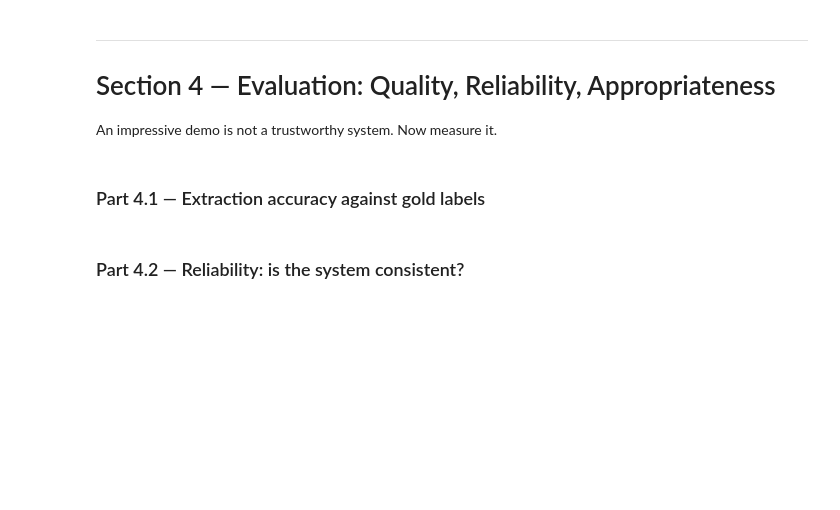
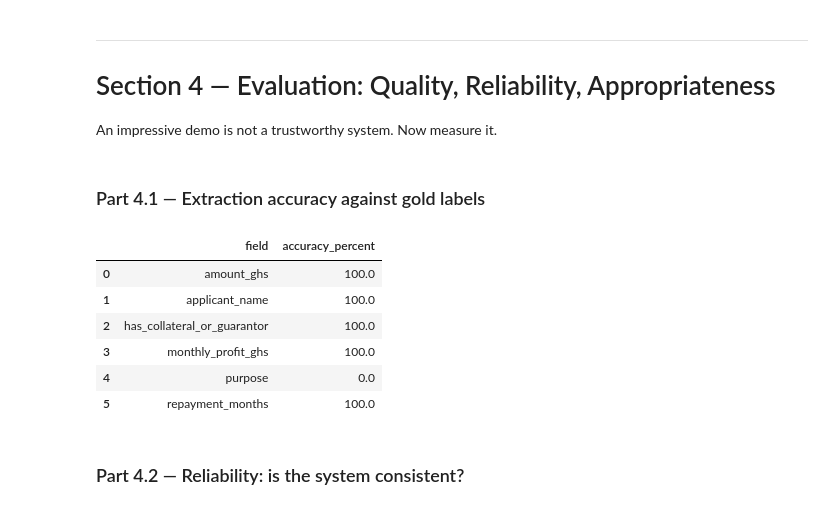
Before and after one commit to maameaa18/lab-4-llm-decision-support, a Jupyter notebook: lab_4.ipynb, the cells around one changed output. Saved outputs shown, nothing was run; the diff lists cells and outputs as text; code cells hidden in the pictures; blank space fills up the shorter version.

```diff
--- a/lab_4.ipynb
+++ b/lab_4.ipynb
@@ -387,13 +387,13 @@ Now extract the information from this letter:
 
 
 
-def extract_fields(letter_text):
+def extract_fields(letter_text, temperature=0.0):
     prompt = EXTRACT_PROMPT.format(letter_text=letter_text)
 
     answer, usage = ask_llm(
-        prompt,
-        temperature=0.0
-    )
+    prompt,
+    temperature=temperature
+)
 
     # Remove possible Markdown JSON fences
     cleaned = answer.strip()
@@ -572,2 +566,65 @@ An impressive demo is not a trustworthy system. Now measure it.
+# %%
+# Fields we want to evaluate
+fields = [
+    "applicant_name",
+    "amount_ghs",
+    "purpose",
+    "monthly_profit_ghs",
+    "has_collateral_or_guarantor",
+    "repayment_months"
+]
+
+comparison_rows = []
+
+# Compare L001, L003 and L006
+for letter_id, gold_values in GOLD.items():
+
+    # Get our extracted row for this letter
+    extracted_row = df_extracted[
+        df_extracted["letter_id"] == letter_id
+    ].iloc[0]
+
+    for field in fields:
+        extracted_value = extracted_row[field]
+        gold_value = gold_values[field]
+
+        # Treat NaN from pandas and None from GOLD as the same missing value
+        if pd.isna(extracted_value) and gold_value is None:
+            correct = True
+        else:
+            correct = extracted_value == gold_value
+
+        comparison_rows.append({
+            "letter_id": letter_id,
+            "field": field,
+            "extracted": extracted_value,
+            "gold": gold_value,
+            "correct": correct
+        })
+
+
+comparison_df = pd.DataFrame(comparison_rows)
+
+comparison_df
+
+field_accuracy = (
+    comparison_df
+    .groupby("field")["correct"]
+    .mean()
+    .mul(100)
+    .reset_index()
+)
+
+field_accuracy.columns = ["field", "accuracy_percent"]
+
+field_accuracy
+# %% [output]
+|  | field | accuracy_percent |
+| 0 | amount_ghs | 100.0 |
+| 1 | applicant_name | 100.0 |
+| 2 | has_collateral_or_guarantor | 100.0 |
+| 3 | monthly_profit_ghs | 100.0 |
+| 4 | purpose | 0.0 |
+| 5 | repayment_months | 100.0 |
 # %% [markdown]
 ### Part 4.2 — Reliability: is the system consistent?
```
Also changed, not shown: parts of 18 cells of this notebook.
